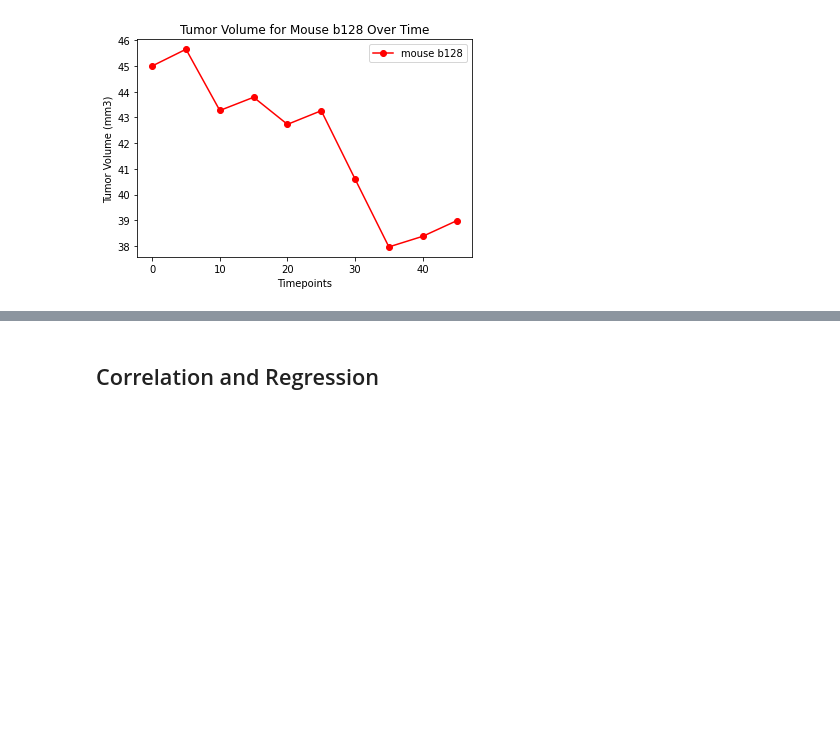
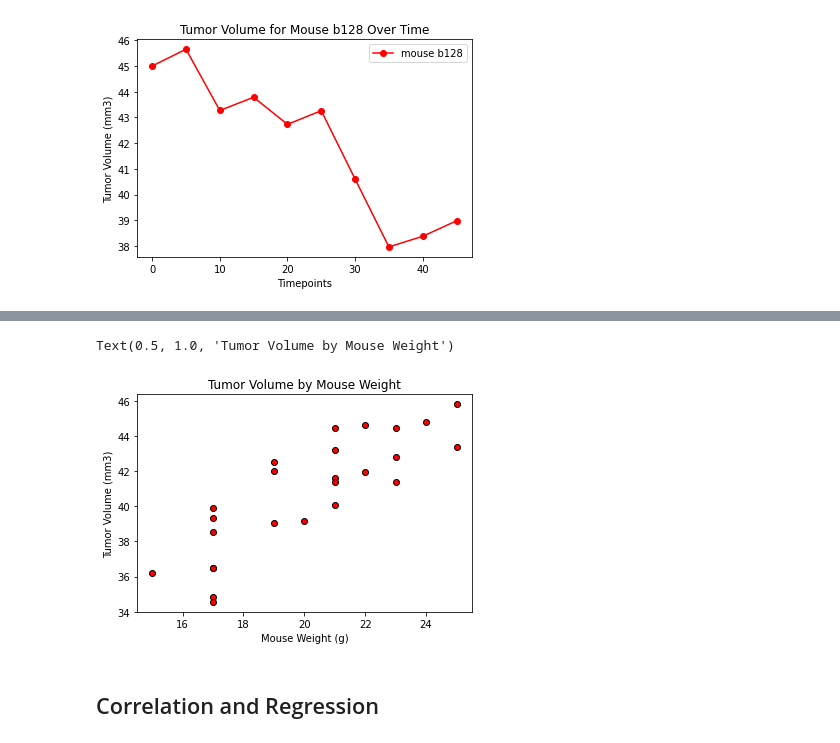
Before and after one commit to swdrich/matplotlib-challenge, a Jupyter notebook: Instructions/Pymaceuticals/pymaceuticals_starter.ipynb, the cells around one changed output, grey strips where cells are left out. Drawn from its saved outputs; the diff is of its cells as text; code cells hidden in the pictures; blank space fills up the shorter version.

Commit message:
Added code to generate scatter plot.

```diff
--- a/Instructions/Pymaceuticals/pymaceuticals_starter.ipynb
+++ b/Instructions/Pymaceuticals/pymaceuticals_starter.ipynb
@@ -500,3 +500,6 @@ plt.show()
 [figure]
 # %%
 # Generate a scatter plot of average tumor volume vs. mouse weight for the Capomulin regimen
+cap_df = pd.DataFrame(mouse_cleaned_df.groupby(["drug_regimen", "mouse_id"]).mean().reset_index())
+cap_df = cap_df.loc[cap_df["drug_regimen"] == "Capomulin"]
+cap_df.head()
@@ -503,3 +513,17 @@ plt.show()
+# %%
+x_axis = list(cap_df["weight"])
+#x_axis
+# %%
+y_values = list(cap_df["tumor_vol"])
+#y_values
+# %%
+plt.scatter(x_axis, y_values, marker = "o", facecolors = "red", edgecolors = "black", s=None, alpha = 1)
+plt.xlabel("Mouse Weight (g)")
+plt.ylabel("Tumor Volume (mm3)")
+plt.title("Tumor Volume by Mouse Weight")
+# %% [output]
+Text(0.5, 1.0, 'Tumor Volume by Mouse Weight')
+[figure, added]
 # %% [markdown]
 ## Correlation and Regression
 # %%
```
Also changed, not shown: parts of 1 cell of this notebook.
